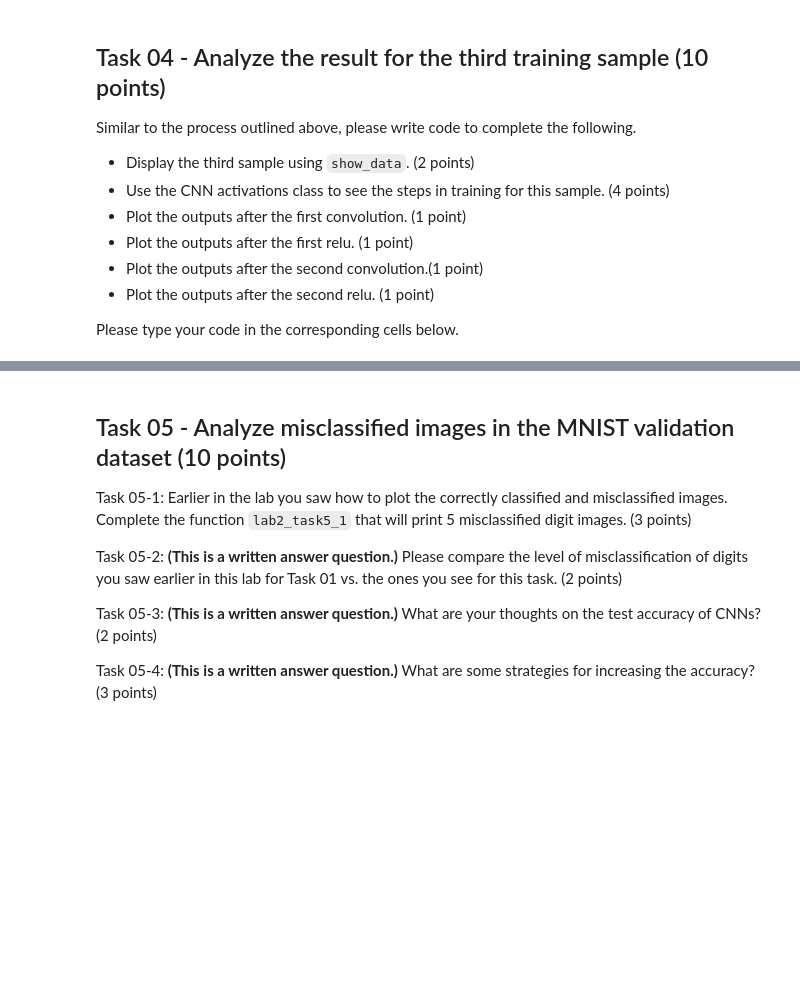
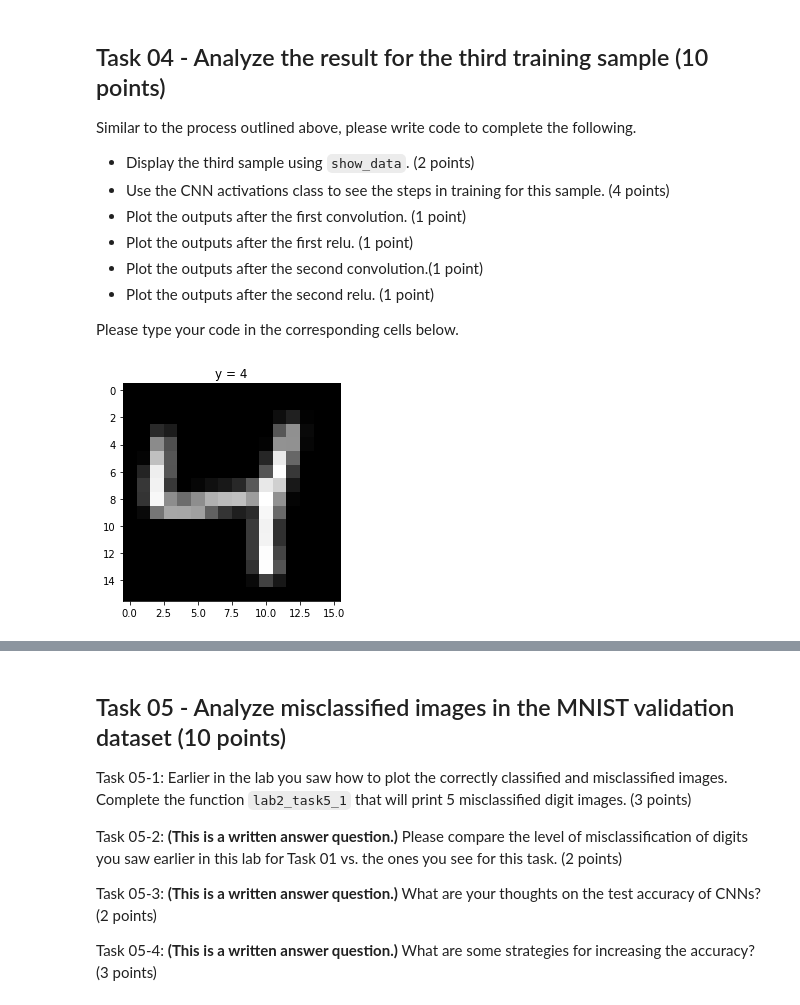
Before and after one commit to AIFictionFact/Summer2021, a Jupyter notebook: lab2-answers.ipynb, the cells around one changed output, grey strips where cells are left out. Drawn from its saved outputs; the diff is of its cells as text; code cells hidden in the pictures; blank space fills up the shorter version.

```diff
--- a/lab2-answers.ipynb
+++ b/lab2-answers.ipynb
@@ -796,5 +979,8 @@ Similar to the process outlined above, please write code to complete the followi
 Please type your code in the corresponding cells below.
 # %%
 # Type your code here to display the third sample using show_data. (2 points)
+show_data(train_dataset[2])
+# %% [output]
+[figure, added]
 # %%
 # Type your code here to use the CNN activations class to see the steps in training for this sample. (4 points)
```
Also changed, not shown: parts of 79 cells of this notebook.
